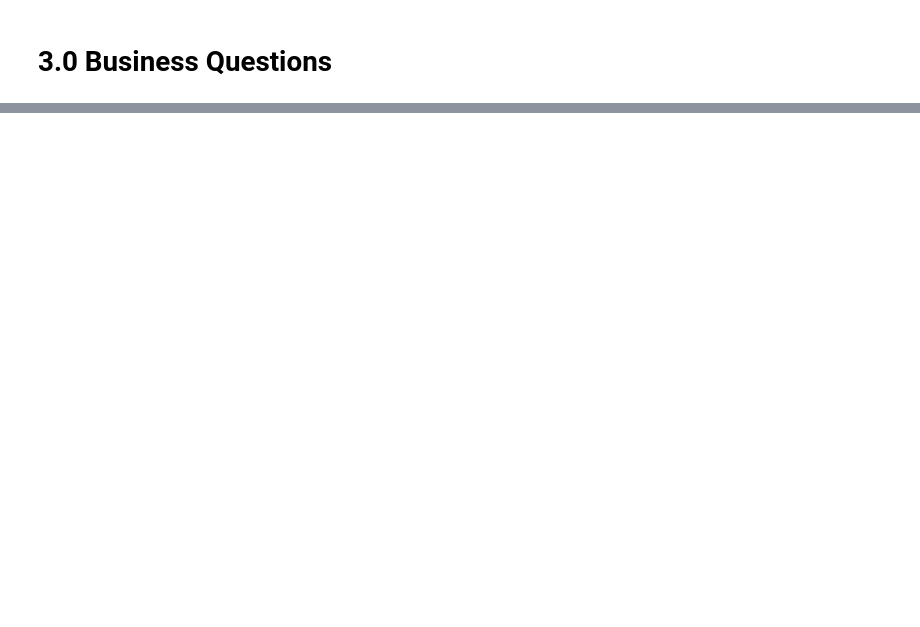
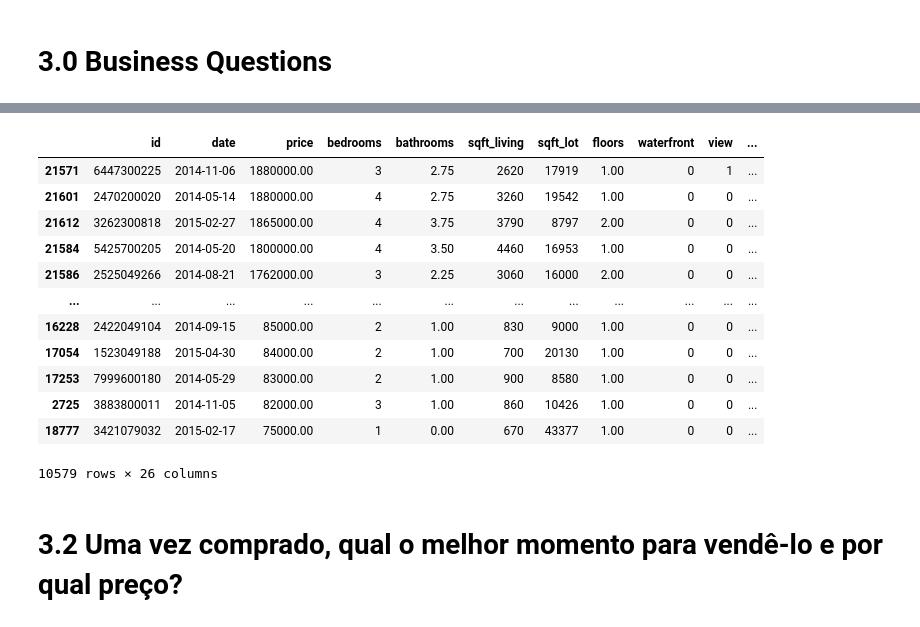
Before and after one commit to victorhusouza/insight_project, a Jupyter notebook: insight_project.ipynb, the cells around one changed output, grey strips where cells are left out. Saved outputs shown, nothing was run; the diff lists cells and outputs as text; code cells hidden in the pictures; blank space fills up the shorter version.

```diff
--- a/insight_project.ipynb
+++ b/insight_project.ipynb
@@ -230,0 +236,7 @@ Index(['id', 'date', 'price', 'bedrooms', 'bathrooms', 'sqft_living',
+# %%
+# set conditions to buy or not
+for i in range(len(df2)):
+    if (df2.loc[i, 'price'] < df2.loc[i, 'price_median']) & ( df2.loc[i, 'condition'] >= 3):
+        df2.loc[i, 'status'] = 'buy'
+    else:
+        df2.loc[i, 'status'] = 'do not buy'
@@ -230,0 +259,18 @@ Index(['id', 'date', 'price', 'bedrooms', 'bathrooms', 'sqft_living',
+# %%
+df2[df2['status'] == 'buy'].sort_values(by = 'price', ascending = False)
+# %% [output]
+|  | id | date | price | bedrooms | bathrooms | sqft_living | sqft_lot | floors | waterfront | view | ... |
+| 21571 | 6447300225 | 2014-11-06 | 1880000.00 | 3 | 2.75 | 2620 | 17919 | 1.00 | 0 | 1 | ... |
+| 21601 | 2470200020 | 2014-05-14 | 1880000.00 | 4 | 2.75 | 3260 | 19542 | 1.00 | 0 | 0 | ... |
+| 21612 | 3262300818 | 2015-02-27 | 1865000.00 | 4 | 3.75 | 3790 | 8797 | 2.00 | 0 | 0 | ... |
+| 21584 | 5425700205 | 2014-05-20 | 1800000.00 | 4 | 3.50 | 4460 | 16953 | 1.00 | 0 | 0 | ... |
+| 21586 | 2525049266 | 2014-08-21 | 1762000.00 | 3 | 2.25 | 3060 | 16000 | 2.00 | 0 | 0 | ... |
+| ... | ... | ... | ... | ... | ... | ... | ... | ... | ... | ... | ... |
+| 16228 | 2422049104 | 2014-09-15 | 85000.00 | 2 | 1.00 | 830 | 9000 | 1.00 | 0 | 0 | ... |
+| 17054 | 1523049188 | 2015-04-30 | 84000.00 | 2 | 1.00 | 700 | 20130 | 1.00 | 0 | 0 | ... |
+| 17253 | 7999600180 | 2014-05-29 | 83000.00 | 2 | 1.00 | 900 | 8580 | 1.00 | 0 | 0 | ... |
+| 2725 | 3883800011 | 2014-11-05 | 82000.00 | 3 | 1.00 | 860 | 10426 | 1.00 | 0 | 0 | ... |
+| 18777 | 3421079032 | 2015-02-17 | 75000.00 | 1 | 0.00 | 670 | 43377 | 1.00 | 0 | 0 | ... |
+10579 rows × 26 columns
+# %% [markdown]
+# 3.2 Uma vez comprado, qual o melhor momento para vendê-lo e por qual preço?
```
Also changed, not shown: parts of 57 cells of this notebook.
